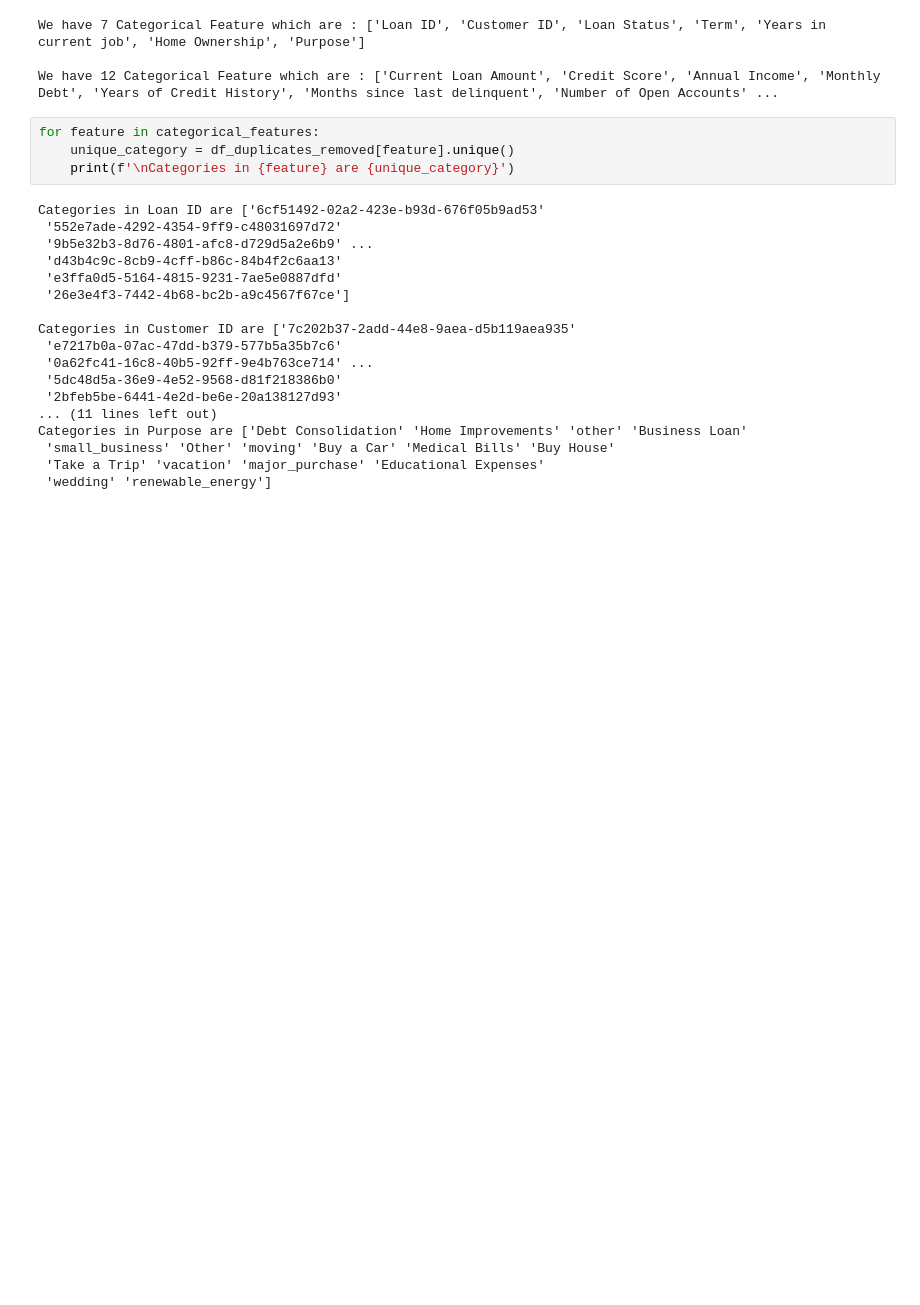
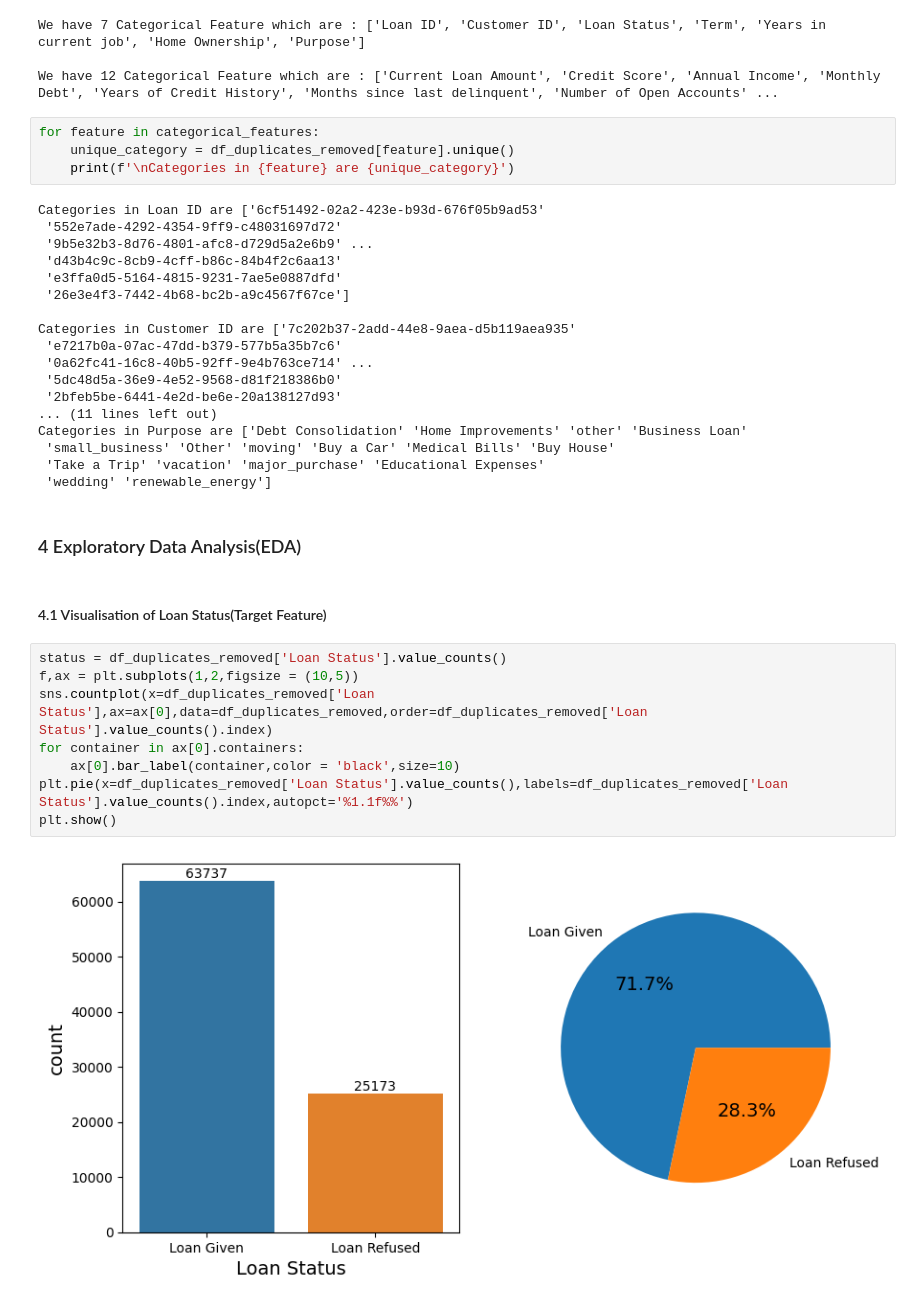
Before and after one commit to RohitDas92/Loan-Approval-Prediction-Project, a Jupyter notebook: loan_approval_prediction.ipynb, the cells around one changed output. Drawn from its saved outputs; the diff is of its cells as text; blank space fills up the shorter version.

```diff
--- a/loan_approval_prediction.ipynb
+++ b/loan_approval_prediction.ipynb
@@ -270,3 +270,17 @@ Categories in Purpose are ['Debt Consolidation' 'Home Improvements' 'other' 'Bus
  'small_business' 'Other' 'moving' 'Buy a Car' 'Medical Bills' 'Buy House'
  'Take a Trip' 'vacation' 'major_purchase' 'Educational Expenses'
  'wedding' 'renewable_energy']
+# %% [markdown]
+<h3>4 Exploratory Data Analysis(EDA)
+# %% [markdown]
+<h4>4.1 Visualisation of Loan Status(Target Feature)
+# %%
+status = df_duplicates_removed['Loan Status'].value_counts()
+f,ax = plt.subplots(1,2,figsize = (10,5))
+sns.countplot(x=df_duplicates_removed['Loan Status'],ax=ax[0],data=df_duplicates_removed,order=df_duplicates_removed['Loan Status'].value_counts().index)
+for container in ax[0].containers:
+    ax[0].bar_label(container,color = 'black',size=10)
+plt.pie(x=df_duplicates_removed['Loan Status'].value_counts(),labels=df_duplicates_removed['Loan Status'].value_counts().index,autopct='%1.1f%%')
+plt.show()
+# %% [output]
+[figure, added]
```
Also changed, not shown: parts of 25 cells of this notebook.
